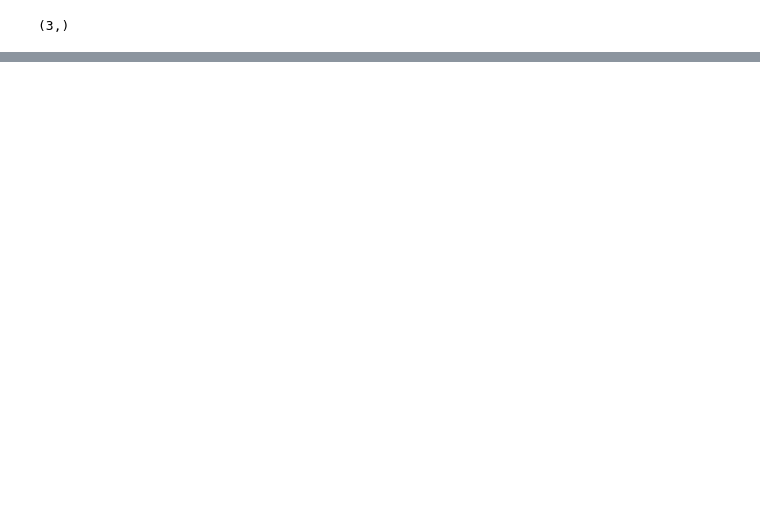
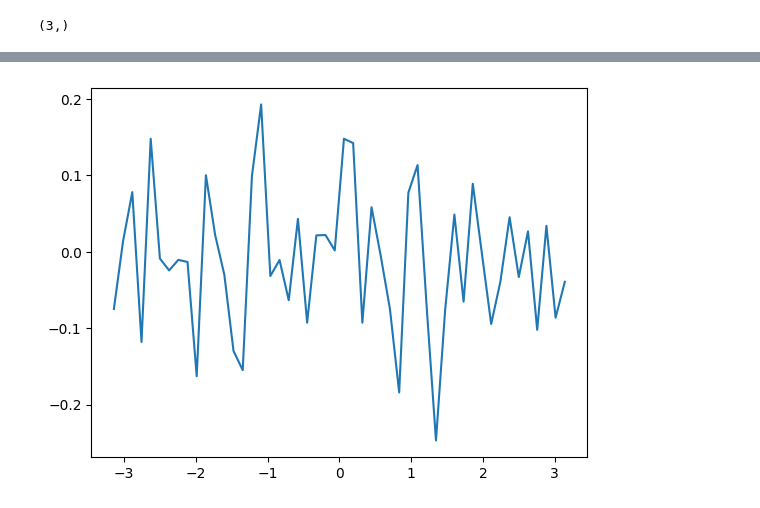
Before and after one commit to iameteron/rlib, a Jupyter notebook: examples/testing.ipynb, the cells around one changed output, grey strips where cells are left out. Saved outputs shown, nothing was run; the diff lists cells and outputs as text; code cells hidden in the pictures; blank space fills up the shorter version.

```diff
--- a/examples/testing.ipynb
+++ b/examples/testing.ipynb
@@ -24,0 +45,14 @@ def plot_rewards(env: gym.Env):
+# %%
+def nn_reward(state, action):
+    reward_net = RewardNet(3, 1)
+
+    theta, thetadot = state
+    observation = np.array([np.cos(theta), np.sin(theta), thetadot], dtype=np.float32)
+
+    observation_t = torch.tensor(observation.reshape(1, -1), dtype=torch.float32)
+    action_t = torch.tensor(action.reshape(1, -1), dtype=torch.float32)
+
+    reward_t = reward_net(observation_t, action_t)
+    reward = reward_t.item()
+
+    return reward
@@ -24,0 +80,4 @@ def plot_rewards(env: gym.Env):
+# %%
+plot_rewards(nn_reward)
+# %% [output]
+[figure, added]
```
Also changed, not shown: parts of 6 cells of this notebook.
